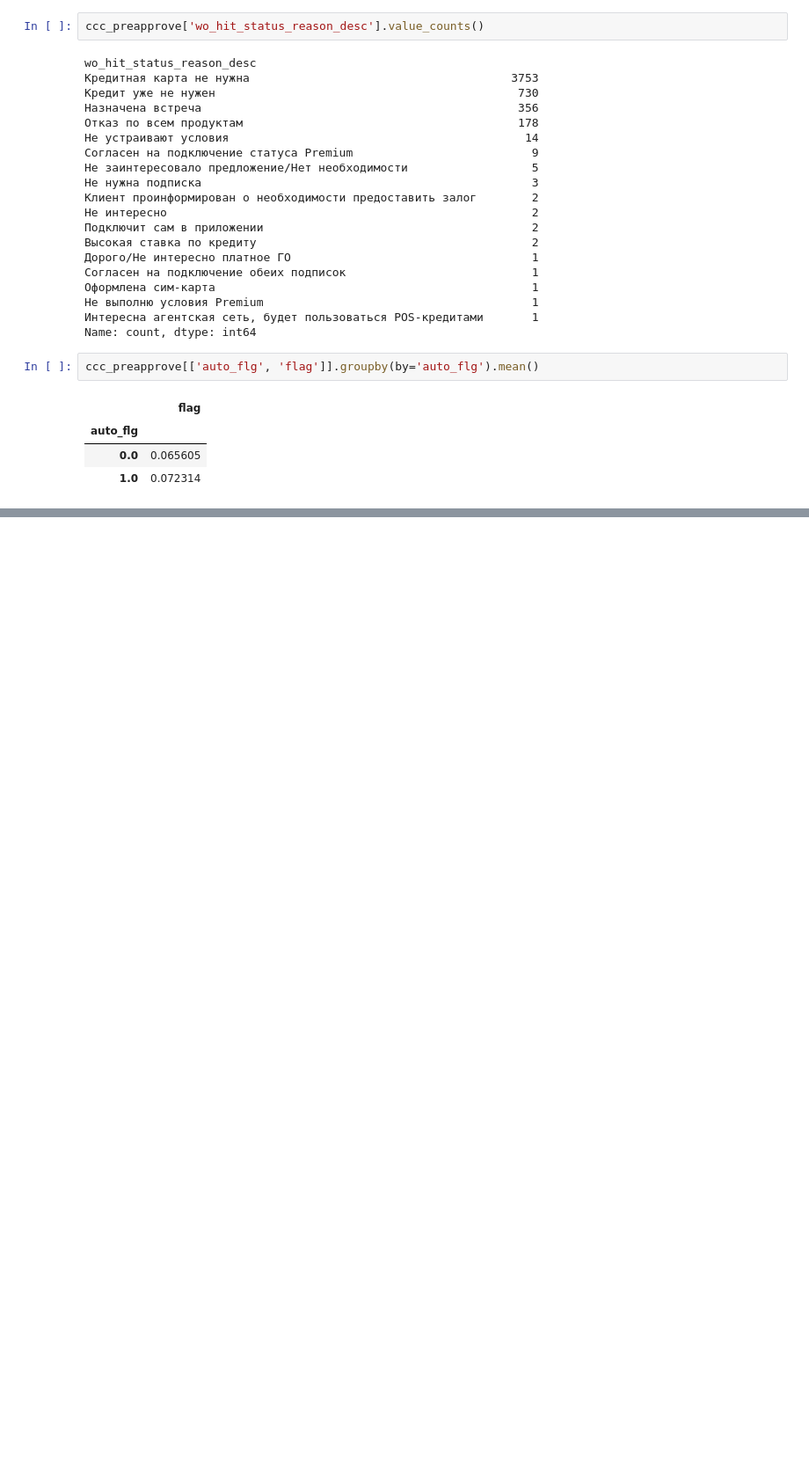
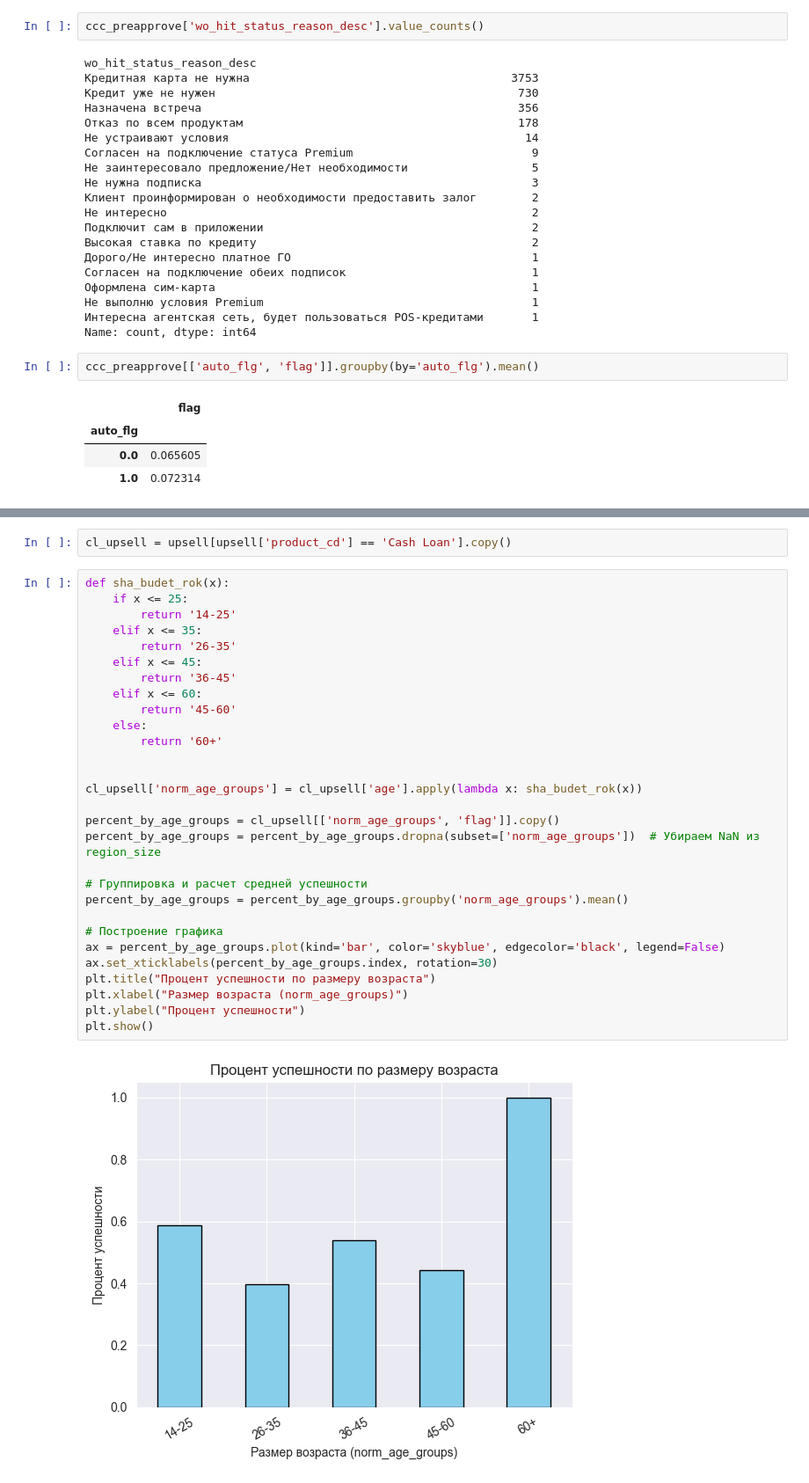
Before and after one commit to ssd2008/DANO24, a Jupyter notebook: workzone.ipynb, the cells around one changed output, grey strips where cells are left out. Shown at 88% size. Cells and saved outputs as stored; diff of their text form; blank space fills up the shorter version.

```diff
--- a/workzone.ipynb
+++ b/workzone.ipynb
@@ -1990,0 +2012,33 @@ Degrees of freedom: 1
+# %%
+cl_upsell = upsell[upsell['product_cd'] == 'Cash Loan'].copy()
+# %%
+def sha_budet_rok(x):
+    if x <= 25:
+        return '14-25'
+    elif x <= 35:
+        return '26-35'
+    elif x <= 45:
+        return '36-45'
+    elif x <= 60:
+        return '45-60'
+    else:
+        return '60+'
+
+
+cl_upsell['norm_age_groups'] = cl_upsell['age'].apply(lambda x: sha_budet_rok(x))
+
+percent_by_age_groups = cl_upsell[['norm_age_groups', 'flag']].copy()
+percent_by_age_groups = percent_by_age_groups.dropna(subset=['norm_age_groups'])  # Убираем NaN из region_size
+
+# Группировка и расчет средней успешности
+percent_by_age_groups = percent_by_age_groups.groupby('norm_age_groups').mean()
+
+# Построение графика
+ax = percent_by_age_groups.plot(kind='bar', color='skyblue', edgecolor='black', legend=False)
+ax.set_xticklabels(percent_by_age_groups.index, rotation=30)
+plt.title("Процент успешности по размеру возраста")
+plt.xlabel("Размер возраста (norm_age_groups)")
+plt.ylabel("Процент успешности")
+plt.show()
+# %% [output]
+[figure, added]
```
Also changed, not shown: parts of 12 cells of this notebook, 2 other files.
